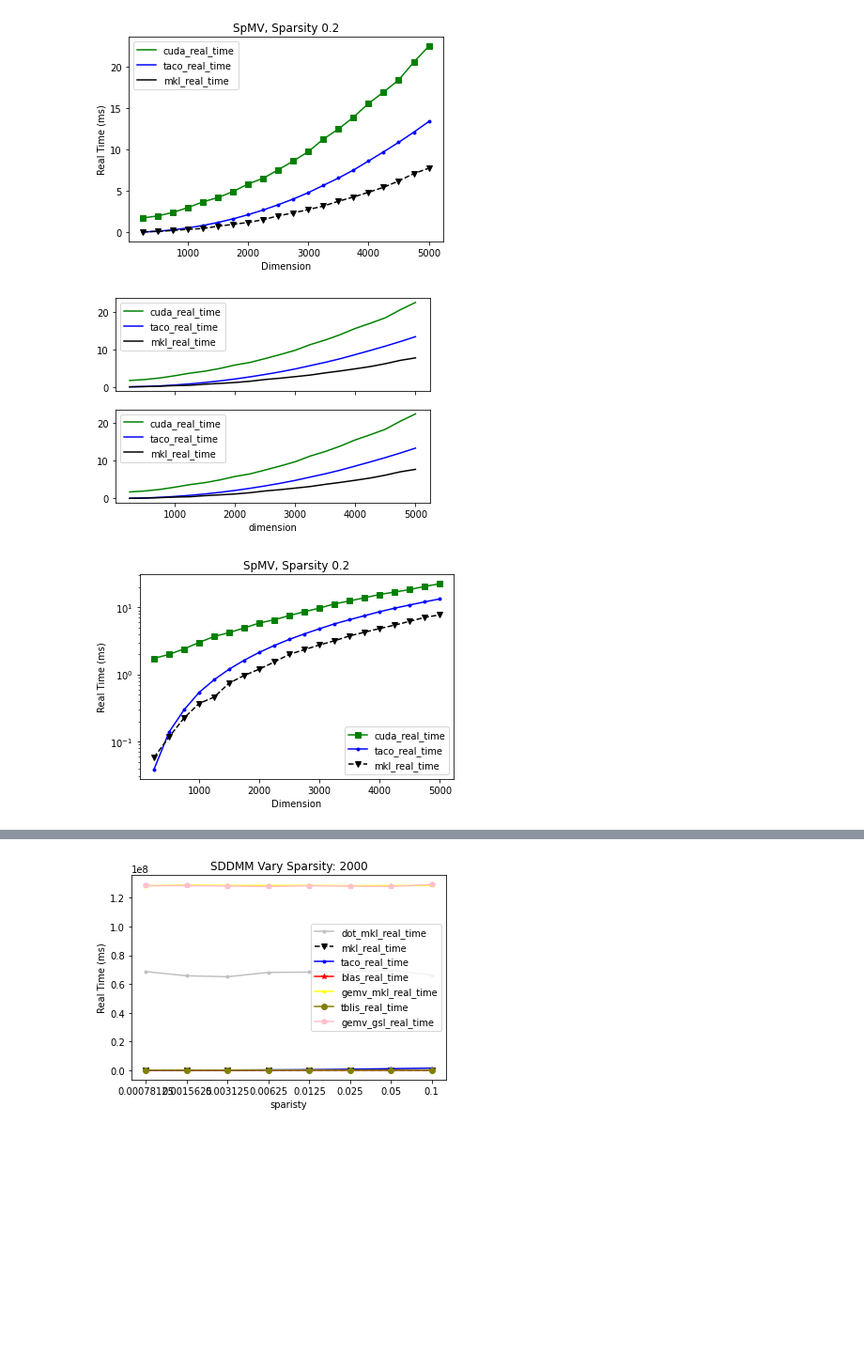
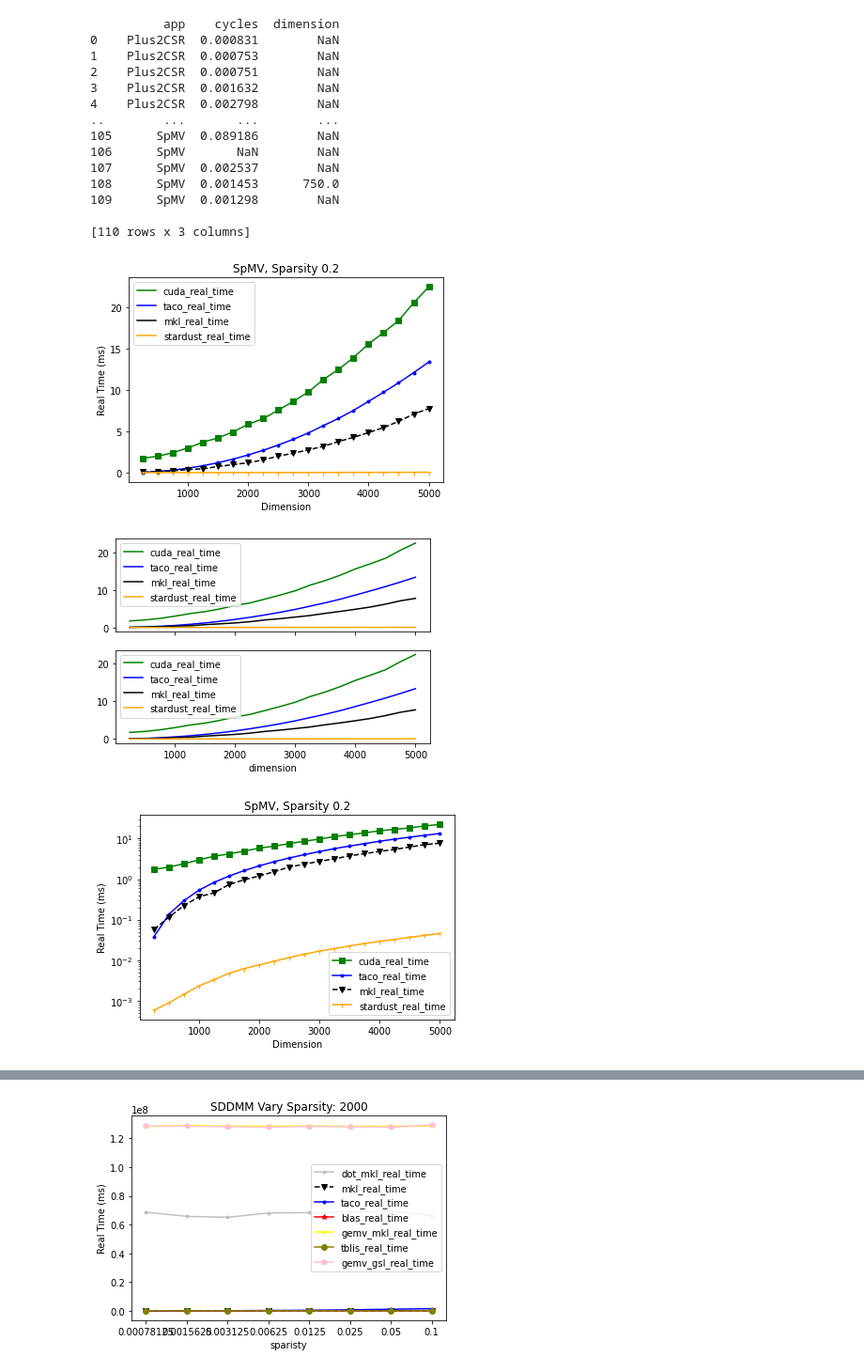
Before and after one commit to tensor-compiler/mosaic-benchmarks, a Jupyter notebook: data-benchmarks/bench-script.ipynb, the cells around one changed output, grey strips where cells are left out. Shown at 94% size. Cells and saved outputs as stored; diff of their text form; code cells hidden in the pictures; blank space fills up the shorter version.

Commit message:
Add in stardust to spmv

```diff
--- a/data-benchmarks/bench-script.ipynb
+++ b/data-benchmarks/bench-script.ipynb
@@ -6,17 +7,17 @@ import matplotlib.pyplot as plt
 # %%
 colors = {"tblis" : "olive", "gsl" : "green", "blas" : "red", "taco" : "blue", "gsl_tensor" : "cyan", \
           "dot_blas" : "gold", "dot_gsl" : "grey", "gemv_blas" : "purple", "gemv_gsl" : "pink", "mkl" :"black", "cuda":"green",\
-         "dot_mkl" : "silver", "gemv_mkl" : "yellow"}
+         "dot_mkl" : "silver", "gemv_mkl" : "yellow", "stardust":"orange"}
 
 markers = {"tblis" : "o", "gsl" : "p", "blas" : "*", "taco" : ".", "gsl_tensor" : ".", \
           "dot_blas" : ".", "dot_gsl" : ".", "gemv_blas" : ".", "gemv_gsl" : "p", "mkl" :"v", "cuda":"s",\
-         "dot_mkl" : ".", "gemv_mkl" : "."}
+         "dot_mkl" : ".", "gemv_mkl" : ".", "stardust":"1"}
 
 linestyles = {"tblis" : "-", "gsl" : "-", "blas" : "-", "taco" : "-", "gsl_tensor" : "-", \
           "dot_blas" : "-", "dot_gsl" : "-", "gemv_blas" : "-", "gemv_gsl" : "-", "mkl" :"--", "cuda":"-",\
-         "dot_mkl" : "-", "gemv_mkl" : "-"}
+         "dot_mkl" : "-", "gemv_mkl" : "-", "stardust":"-"}
 # %%
-def save_plots_seperate(name, directory, systems, expr, interval, start, split, result_dir=""):
+def save_plots_seperate(name, directory, systems, expr, interval, start, split, result_dir="", stardust=None):
 
     result = None
 
@@ -27,7 +28,6 @@ def save_plots_seperate(name, directory, systems, expr, interval, start, split,
         df = df.reset_index(drop=True)
         df = df.rename_axis('dimension').reset_index()
         df['dimension'] = df['dimension']*interval + start
-        #df['plot_marker'] = markers[system]
 
         df.rename(columns = {'real_time': f'{system}_real_time'}, inplace = True)
 
@@ -35,6 +35,24 @@ def save_plots_seperate(name, directory, systems, expr, interval, start, split,
             result = df
         else:
             result = pd.merge(result, df, on='dimension', how='outer')
+
+    if stardust is not None:
+        data = pd.read_csv("../stardust-runs/spmv_plus2.csv")
+        if stardust == "SpMV":
+            df = pd.DataFrame(data[["app", "cycles", "dim_0_2"]])
+            df.rename(columns = {'dim_0_2': f'dimension'}, inplace = True)
+        else:
+            df = pd.DataFrame(data[["app", "cycles", "dataset"]])
+        # Stardust cycles are in ns and call to it takes 0.0002 ms
+        df[df['app'] == stardust]
+        df['cycles'] = df['cycles'] *1e-6 + 0.0002
+        print(df)
+#         df = df.reset_index(drop=True)
+#         df = df.rename_axis('dimension').reset_index()
+#         df['dimension'] = df['dimension']*interval + start
+        df.rename(columns = {'cycles': f'stardust_real_time'}, inplace = True)
+        result = pd.merge(result, df, on='dimension', how='outer')
+        systems.append("stardust")
 
 
     full_plt = result.plot(kind = 'line', x = 'dimension', y = [f'{i}_real_time' for i in systems],
@@ -135,8 +153,22 @@ def save_plots_seperate_sparsity(name, directory, systems, expr, split, sparse,
 # %%
 save_plots_seperate("spmv", "./", \
                      ["cuda", "taco", "mkl"],\
-                     "SpMV, Sparsity 0.2", 250, 250, 0.5)
+                     "SpMV, Sparsity 0.2", 250, 250, 0.5, stardust="SpMV")
 # %% [output]
+          app    cycles  dimension
+0    Plus2CSR  0.000831        NaN
+1    Plus2CSR  0.000753        NaN
+2    Plus2CSR  0.000751        NaN
+3    Plus2CSR  0.001632        NaN
+4    Plus2CSR  0.002798        NaN
+..        ...       ...        ...
+105      SpMV  0.089186        NaN
+106      SpMV       NaN        NaN
+107      SpMV  0.002537        NaN
+108      SpMV  0.001453      750.0
+109      SpMV  0.001298        NaN
+
+[110 rows x 3 columns]
-[figure, old version]
+[figure, new version]
-[figure, old version]
+[figure, new version]
-[figure, old version]
+[figure, new version]
```
Also changed, not shown: parts of 7 cells of this notebook, 2 other files.
